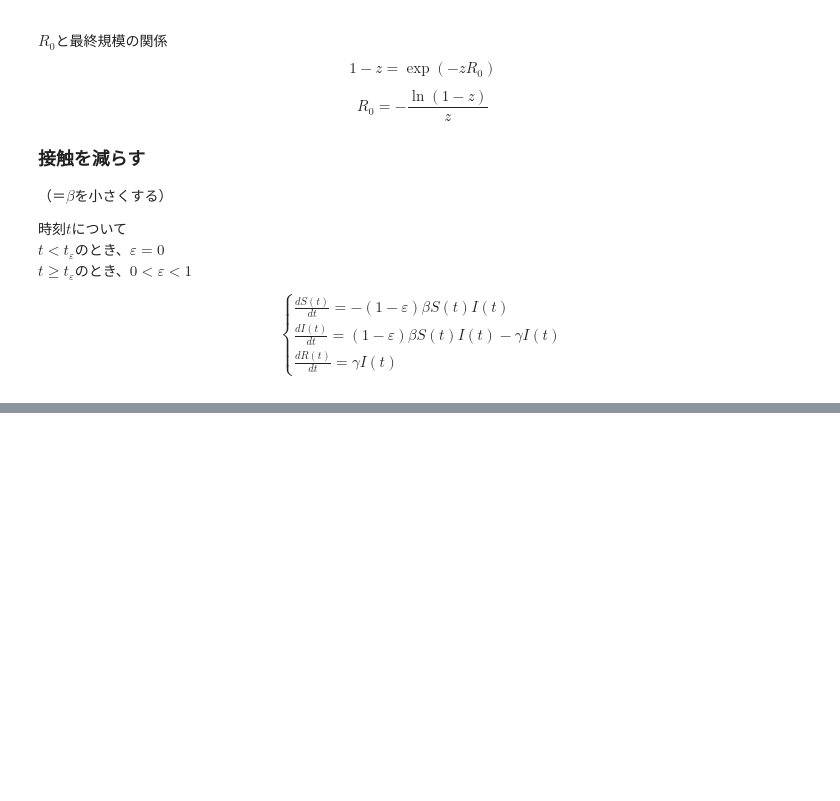
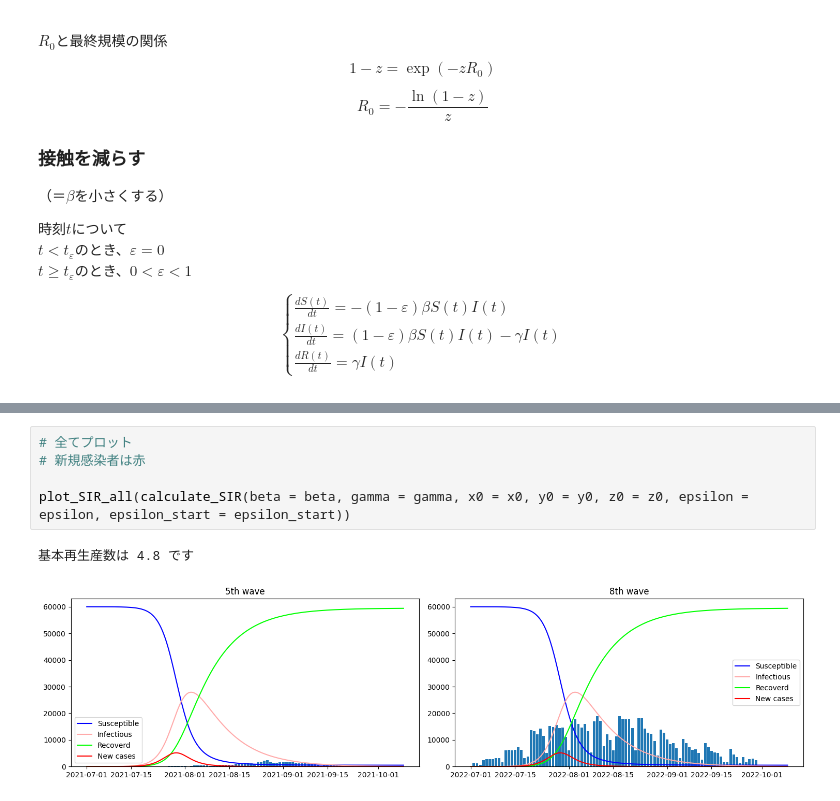
Before and after one commit to iwanaminami/tokuronX2023, a Jupyter notebook: SIR.ipynb, the cells around one changed output, grey strips where cells are left out. Saved outputs shown, nothing was run; the diff lists cells and outputs as text; blank space fills up the shorter version.

```diff
--- a/SIR.ipynb
+++ b/SIR.ipynb
@@ -194,0 +293,8 @@ plt.plot(tList, newinfList, color="#ff0000")
+# %%
+# 全てプロット
+# 新規感染者は赤
+
+plot_SIR_all(calculate_SIR(beta = beta, gamma = gamma, x0 = x0, y0 = y0, z0 = z0, epsilon = epsilon, epsilon_start = epsilon_start))
+# %% [output]
+基本再生産数は 4.8 です
+[figure, added]
```
Also changed, not shown: parts of 15 cells of this notebook.
